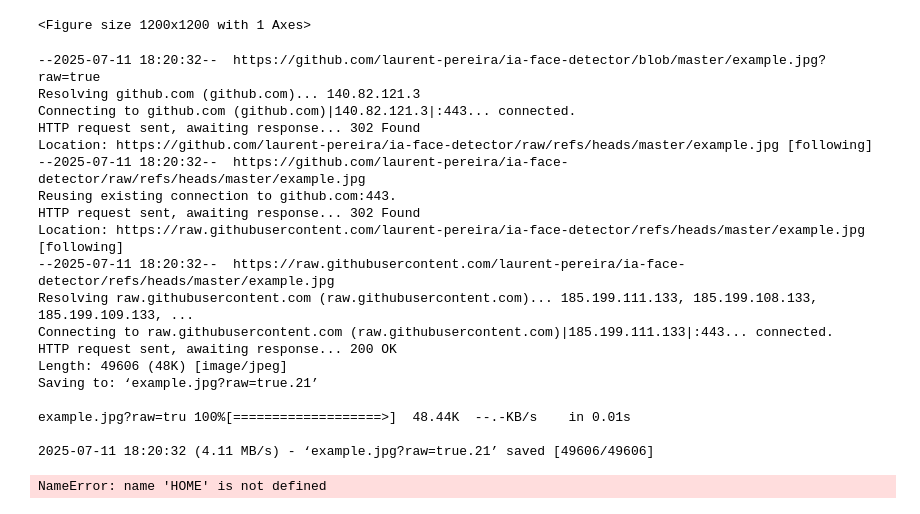
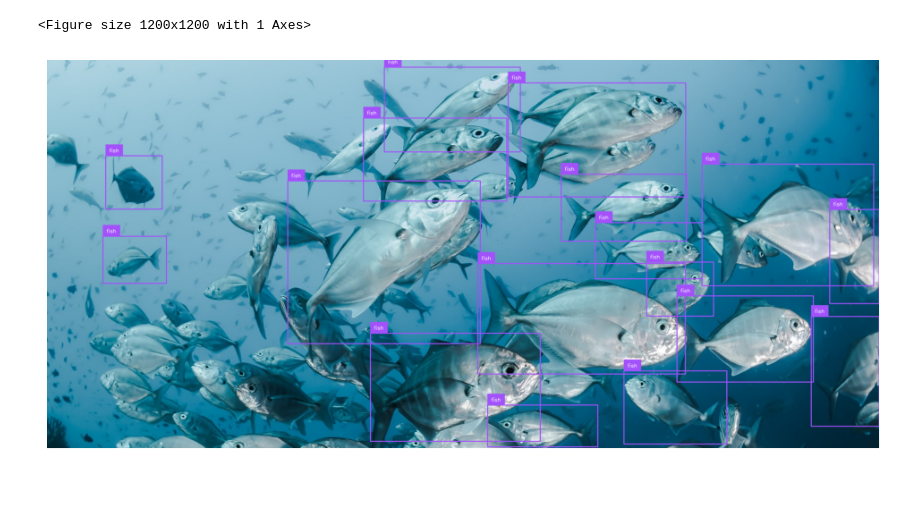
Before and after one commit to laurent-pereira/yolo-notebooks, a Jupyter notebook: notebooks/train-yolo-fish-model.ipynb, the cells around one changed output. Drawn from its saved outputs; the diff is of its cells as text; code cells hidden in the pictures; blank space fills up the shorter version.

```diff
--- a/notebooks/train-yolo-fish-model.ipynb
+++ b/notebooks/train-yolo-fish-model.ipynb
@@ -444,42 +494,36 @@ sv.plot_image(annotated_image)
 # %% [output]
 <Figure size 1200x1200 with 1 Axes>
 # %%
-model = YOLO(f'/home/jovyan/yolo-training/train29/weights/best.pt')
+# Active l'affichage inline dans le notebook
+%matplotlib inline
 
-!wget https://github.com/laurent-pereira/ia-face-detector/blob/master/example.jpg?raw=true
+import cv2
+import matplotlib.pyplot as plt
+from ultralytics import YOLO
+import supervision as sv
 
+# Charge le modèle YOLOv8
+model = YOLO('/home/jovyan/yolo-training/train32/weights/best.pt')
+
+# Chemin vers l'image (téléchargée ou placée dans ton conteneur)
 image_path = f"{HOME}/Fish-swimming-together.jpg"
 image = cv2.imread(image_path)
 
+# Lancer la détection
 results = model(image, verbose=False)[0]
 detections = sv.Detections.from_ultralytics(results).with_nms()
 
+# Annoter l'image
 box_annotator = sv.BoxAnnotator()
 label_annotator = sv.LabelAnnotator()
-
 annotated_image = image.copy()
 annotated_image = box_annotator.annotate(scene=annotated_image, detections=detections)
 annotated_image = label_annotator.annotate(scene=annotated_image, detections=detections)
 
-sv.plot_image(annotated_image)
+# Affichage dans le notebook
+plt.figure(figsize=(12, 12))
+plt.imshow(cv2.cvtColor(annotated_image, cv2.COLOR_BGR2RGB))  # conversion BGR → RGB
+plt.axis('off')
+plt.show()
 # %% [output]
---2025-07-11 18:20:32--  https://github.com/laurent-pereira/ia-face-detector/blob/master/example.jpg?raw=true
-Resolving github.com (github.com)... 140.82.121.3
-Connecting to github.com (github.com)|140.82.121.3|:443... connected.
-HTTP request sent, awaiting response... 302 Found
-Location: https://github.com/laurent-pereira/ia-face-detector/raw/refs/heads/master/example.jpg [following]
---2025-07-11 18:20:32--  https://github.com/laurent-pereira/ia-face-detector/raw/refs/heads/master/example.jpg
-Reusing existing connection to github.com:443.
-HTTP request sent, awaiting response... 302 Found
-Location: https://raw.githubusercontent.com/laurent-pereira/ia-face-detector/refs/heads/master/example.jpg [following]
---2025-07-11 18:20:32--  https://raw.githubusercontent.com/laurent-pereira/ia-face-detector/refs/heads/master/example.jpg
-Resolving raw.githubusercontent.com (raw.githubusercontent.com)... 185.199.111.133, 185.199.108.133, 185.199.109.133, ...
-Connecting to raw.githubusercontent.com (raw.githubusercontent.com)|185.199.111.133|:443... connected.
-HTTP request sent, awaiting response... 200 OK
-Length: 49606 (48K) [image/jpeg]
-Saving to: ‘example.jpg?raw=true.21’
-
-example.jpg?raw=tru 100%[===================>]  48.44K  --.-KB/s    in 0.01s
-
-2025-07-11 18:20:32 (4.11 MB/s) - ‘example.jpg?raw=true.21’ saved [49606/49606]
-NameError: name 'HOME' is not defined
+[figure, added]
```
Also changed, not shown: parts of 13 cells of this notebook, 1 other file.
